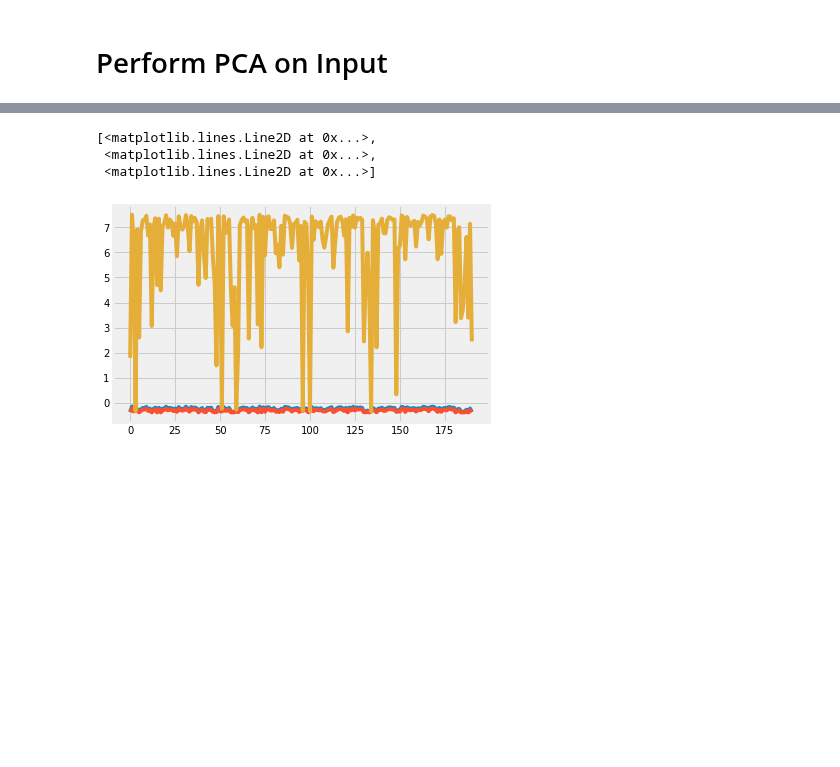
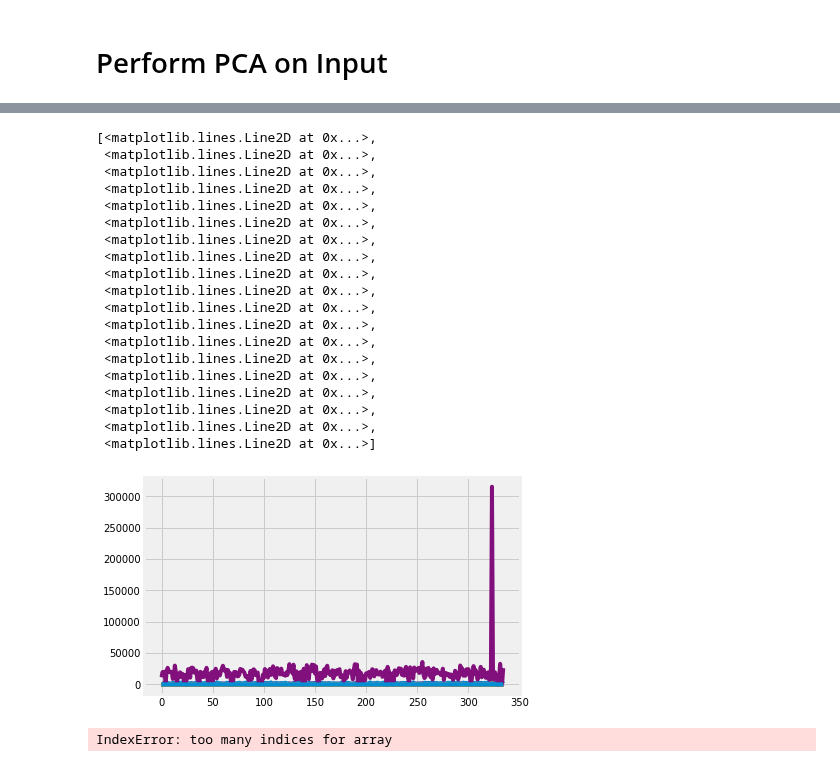
Before and after one commit to michaelwiest/microbiome-rnn, a Jupyter notebook: notebooks/Input Analysis.ipynb, the cells around one changed output, grey strips where cells are left out. Saved outputs shown, nothing was run; the diff lists cells and outputs as text; code cells hidden in the pictures; blank space fills up the shorter version.

```diff
--- a/notebooks/Input Analysis.ipynb
+++ b/notebooks/Input Analysis.ipynb
@@ -39,8 +39,8 @@ def complete_and_multiindex_df(df, split_char):
     return combined
 # %%
 data_dir = 'input_data'
-input_dir = 'all_studies_reduced_62/'
-test_dir = 'all_studies_reduced_62_test/'
+input_dir = 'all_studies_62_no_12_atrain/'
+test_dir = 'all_studies_62_no_12_test/'
 
 input_dir = os.path.join(data_dir, input_dir)
 test_dir = os.path.join(data_dir, test_dir)
@@ -379,8 +379,28 @@ trans = pca.transform(samp.T)
 # %%
-z = zscore(oh.samples[1].values)
-plt.plot(z[10:13, :].T)
+z = (oh.samples[0].values)
+plt.plot(z[1:20, :].T)
 # %% [output]
 [<matplotlib.lines.Line2D at 0x...>,
  <matplotlib.lines.Line2D at 0x...>,
+ <matplotlib.lines.Line2D at 0x...>,
+ <matplotlib.lines.Line2D at 0x...>,
+ <matplotlib.lines.Line2D at 0x...>,
+ <matplotlib.lines.Line2D at 0x...>,
+ <matplotlib.lines.Line2D at 0x...>,
+ <matplotlib.lines.Line2D at 0x...>,
+ <matplotlib.lines.Line2D at 0x...>,
+ <matplotlib.lines.Line2D at 0x...>,
+ <matplotlib.lines.Line2D at 0x...>,
+ <matplotlib.lines.Line2D at 0x...>,
+ <matplotlib.lines.Line2D at 0x...>,
+ <matplotlib.lines.Line2D at 0x...>,
+ <matplotlib.lines.Line2D at 0x...>,
+ <matplotlib.lines.Line2D at 0x...>,
+ <matplotlib.lines.Line2D at 0x...>,
+ <matplotlib.lines.Line2D at 0x...>,
  <matplotlib.lines.Line2D at 0x...>]
-[figure, old version]
+[figure, new version]
+# %%
+oh.samples[0].mean(axis=1).values
+# %% [output]
+IndexError: too many indices for array
```
Also changed, not shown: parts of 12 cells of this notebook, 1 other file.
